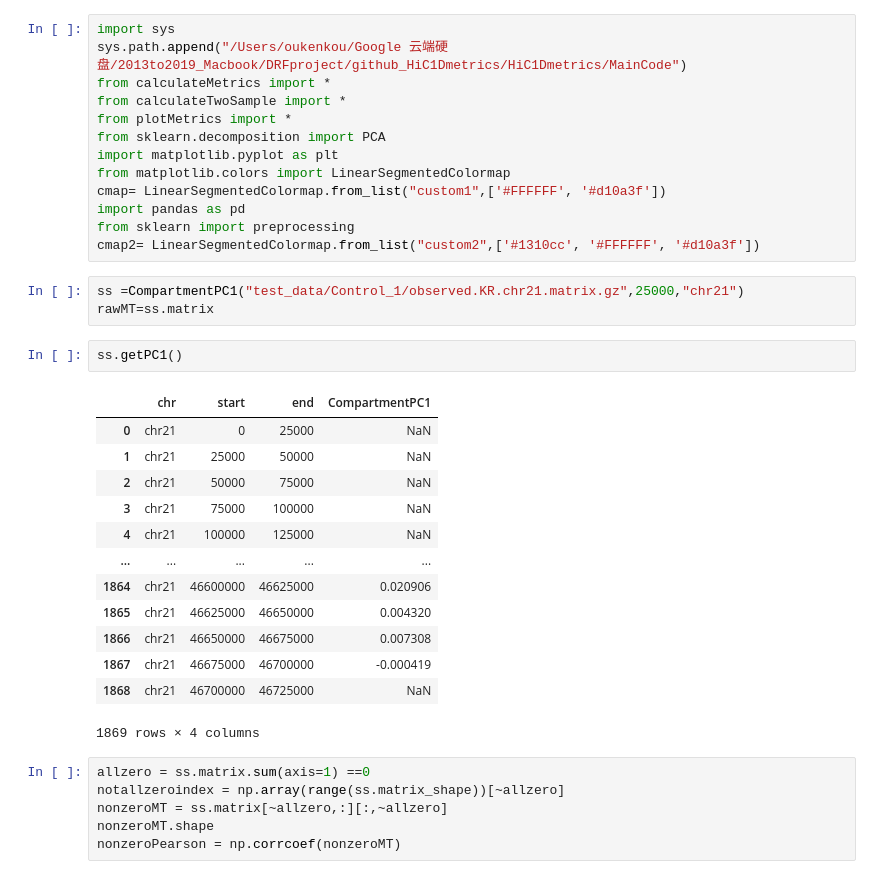
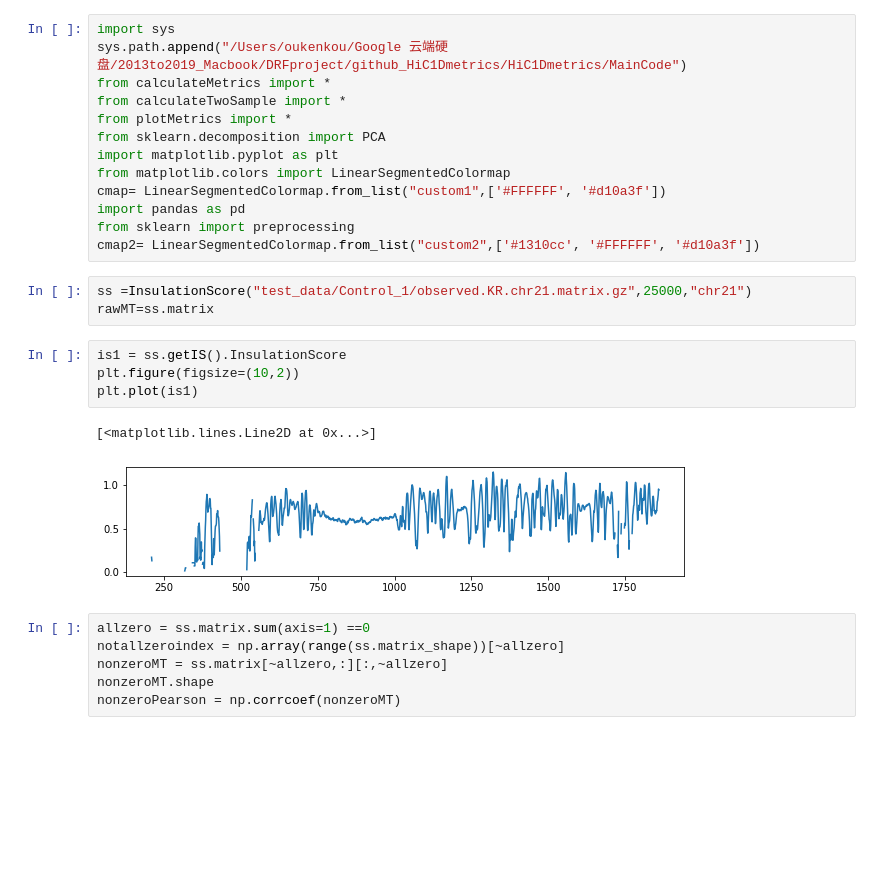
Before and after one commit to wangjk321/HiC1Dmetrics, a Jupyter notebook: ForTest.ipynb, the cells around one changed output. Cells and saved outputs as stored; diff of their text form; blank space fills up the shorter version.

```diff
--- a/ForTest.ipynb
+++ b/ForTest.ipynb
@@ -12,24 +12,15 @@ import pandas as pd
 from sklearn import preprocessing
 cmap2= LinearSegmentedColormap.from_list("custom2",['#1310cc', '#FFFFFF', '#d10a3f'])
 # %%
-ss =CompartmentPC1("test_data/Control_1/observed.KR.chr21.matrix.gz",25000,"chr21")
+ss =InsulationScore("test_data/Control_1/observed.KR.chr21.matrix.gz",25000,"chr21")
 rawMT=ss.matrix
-# %%
-ss.getPC1()
-# %% [output]
-|  | chr | start | end | CompartmentPC1 |
-| 0 | chr21 | 0 | 25000 | NaN |
-| 1 | chr21 | 25000 | 50000 | NaN |
-| 2 | chr21 | 50000 | 75000 | NaN |
-| 3 | chr21 | 75000 | 100000 | NaN |
-| 4 | chr21 | 100000 | 125000 | NaN |
-| ... | ... | ... | ... | ... |
-| 1864 | chr21 | 46600000 | 46625000 | 0.020906 |
-| 1865 | chr21 | 46625000 | 46650000 | 0.004320 |
-| 1866 | chr21 | 46650000 | 46675000 | 0.007308 |
-| 1867 | chr21 | 46675000 | 46700000 | -0.000419 |
-| 1868 | chr21 | 46700000 | 46725000 | NaN |
-1869 rows × 4 columns
+# %%
+is1 = ss.getIS().InsulationScore
+plt.figure(figsize=(10,2))
+plt.plot(is1)
+# %% [output]
+[<matplotlib.lines.Line2D at 0x...>]
+[figure, added]
 # %%
 allzero = ss.matrix.sum(axis=1) ==0
 notallzeroindex = np.array(range(ss.matrix_shape))[~allzero]
```
Also changed, not shown: 1 other file.
